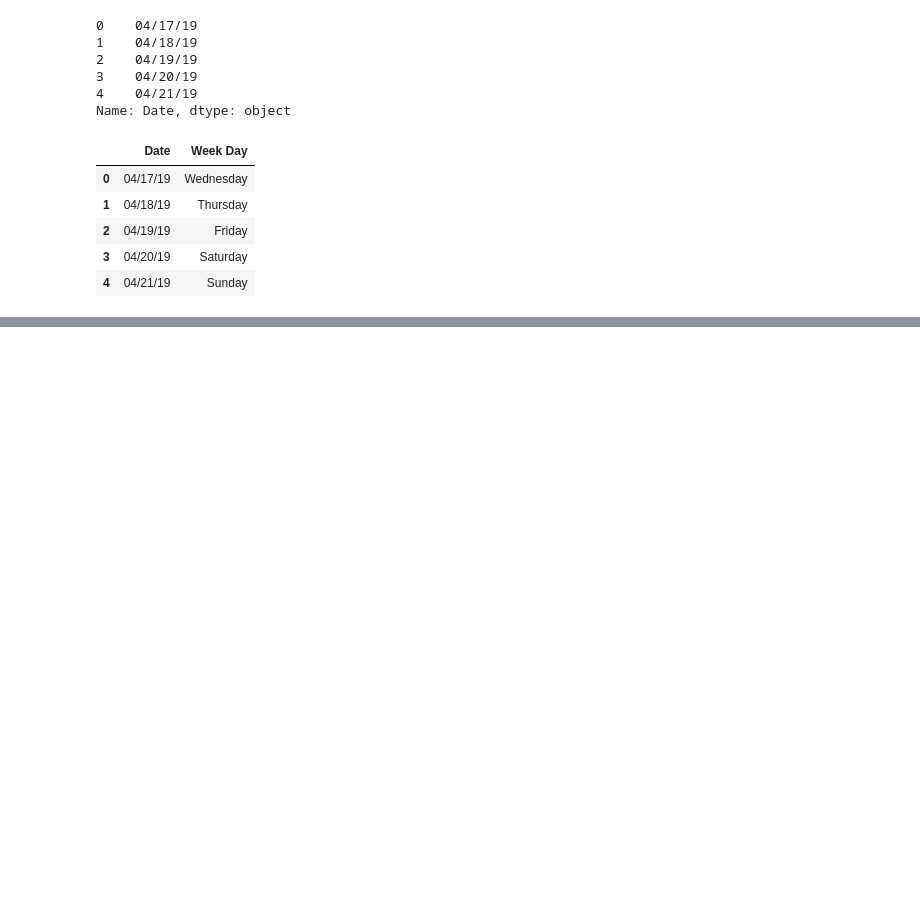
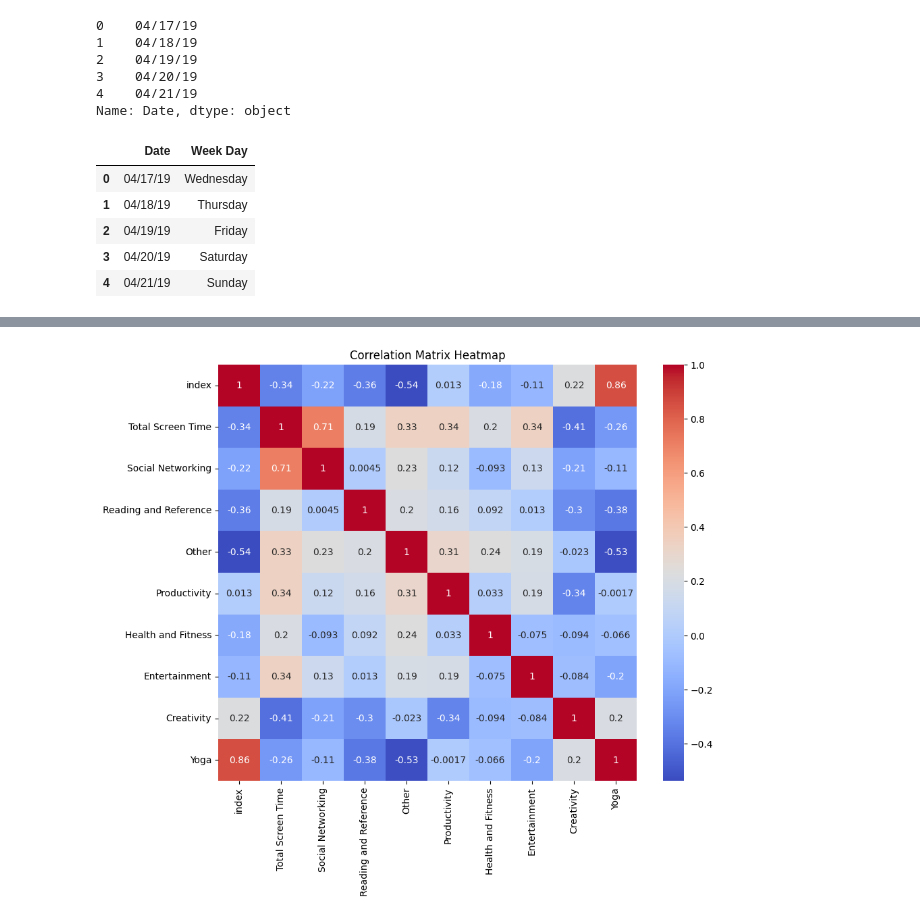
Before and after one commit to auseofficial/ipynb, a Jupyter notebook: panda1.ipynb, the cells around one changed output, grey strips where cells are left out. Cells and saved outputs as stored; diff of their text form; code cells hidden in the pictures; blank space fills up the shorter version.

```diff
--- a/panda1.ipynb
+++ b/panda1.ipynb
@@ -282,0 +399,2 @@ df[['Date','Week Day']].head()
+# %%
+numeric_df = df.select_dtypes(include=['number'])  # Exclude non-numeric columns
@@ -282,0 +417,14 @@ df[['Date','Week Day']].head()
+# %%
+import seaborn as sns
+import matplotlib.pyplot as plt
+
+# Compute correlation
+correlation_matrix = numeric_df.corr()
+
+# Plot heatmap
+plt.figure(figsize=(10, 8))  # Optional: Adjust the size
+sns.heatmap(correlation_matrix, annot=True, cmap='coolwarm')
+plt.title("Correlation Matrix Heatmap")
+plt.show()
+# %% [output]
+[figure, added]
```
Also changed, not shown: parts of 8 cells of this notebook.
